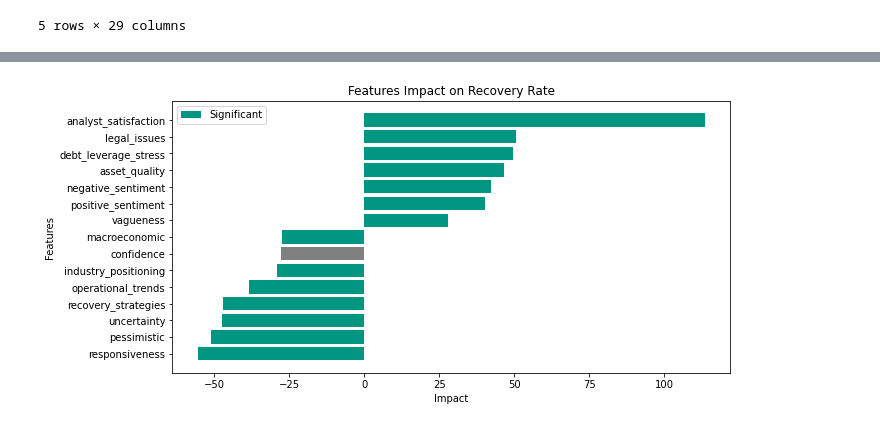
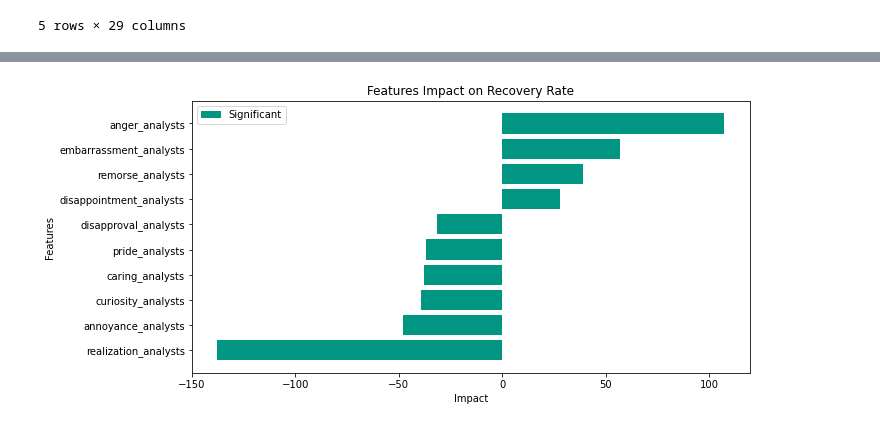
Before and after one commit to constantin1101/LLM_CreditorRRPrediction, a Jupyter notebook: dealer_analysis.ipynb, the cells around one changed output, grey strips where cells are left out. Saved outputs shown, nothing was run; the diff lists cells and outputs as text; code cells hidden in the pictures.

```diff
--- a/dealer_analysis.ipynb
+++ b/dealer_analysis.ipynb
@@ -48,7 +48,7 @@ See the caveats in the documentation: https://pandas.pydata.org/pandas-docs/stab
 | 4 | 00126VAB6 | 0.0 | 4453917d43ee60954c145536e3ea07bc1... | LargeInstitutional | 2.0 | 1000000.0 | 100.0 | ... |
 5 rows × 29 columns
 # %%
-llm_analysis = pd.read_csv('transcripts/LLM_outputs_presentation.csv')
+presentation_analysis = pd.read_csv('transcripts/LLM_outputs_presentation.csv')
 qna_analysis = pd.read_csv('transcripts/LLM_QnA_analysis.csv')
 
 # Add GoEmotions labels to the llm_output
@@ -56,10 +56,13 @@ emotions_presentation = pd.read_csv('goemotions/presentation_summary_final.csv',
 emotions_qna = pd.read_csv('goemotions/qna_summary_final.csv', delimiter='|')
 emotions_analysts = pd.read_csv('goemotions/analysts_summary_final.csv', delimiter='|')
 
-presentation_labels = ['negative_sentiment', 'positive_sentiment', 'uncertainty', 'optimistic', 'pessimistic', 'vagueness', 'language_accessibility',
+presentation_labels = ['negative_sentiment', 'positive_sentiment', 'uncertainty', 'optimistic', 'pessimistic', 'vagueness', 'language_accessibility_presentation',
               'liquidity_position', 'debt_leverage_stress', 'operational_trends', 'industry_positioning', 'asset_quality', 'recovery_strategies', 'legal_issues','macroeconomic']
 
-qna_labels = ['analyst_concerns', 'responsiveness', 'confidence', 'evasiveness', 'depth', 'analyst_satisfaction', 'language_accessibility']
+qna_labels = ['analyst_concerns', 'responsiveness', 'confidence', 'evasiveness', 'depth', 'analyst_satisfaction', 'language_accessibility_qna']
+
+qna_mgmt = ['responsiveness', 'confidence', 'depth', 'evasiveness', 'language_accessibility_qna']
+qna_analysts = ['analyst_concerns', 'analyst_satisfaction']
 
 emotions = [
         'admiration',
@@ -95,6 +98,9 @@ analyst_emotions = []
 for i in emotions:
     analyst_emotions.append(i + '_analysts')
 # %%
+presentation_analysis.rename(columns={'language_accessibility': 'language_accessibility_presentation'}, inplace=True)
+qna_analysis.rename(columns={'language_accessibility': 'language_accessibility_qna'}, inplace=True)
+
 qna_analysis = qna_analysis[["call_ID"] + qna_labels]
 qna_analysis.drop_duplicates(keep='first', inplace=True)
 emotions_presentation = emotions_presentation[["call_ID"] + emotions]
@@ -105,7 +111,7 @@ emotions_analysts = emotions_analysts[["call_ID"] + emotions]
 emotions_analysts.drop_duplicates(keep='first', inplace=True)
 
 # add qna_labels to the llm_output
-llm_output = pd.merge(llm_analysis, qna_analysis, on='call_ID', how='left')
+llm_output = pd.merge(presentation_analysis, qna_analysis, on='call_ID', how='left')
 llm_output = pd.merge(llm_output, emotions_presentation, on='call_ID', how='left')
 llm_output = pd.merge(llm_output, emotions_qna, on='call_ID', how='left')
 
@@ -121,10 +127,6 @@ llm_output = pd.merge(llm_output, emotions_analysts, on='call_ID', how='left')
 for emotion in emotions:
     llm_output.rename(columns={f'{emotion}_x': f'{emotion}', f'{emotion}_y': f'{emotion}_analysts'}, inplace=True)
 
-# transfrom language_accessibility_x and language_accessibility_y to language_accessibility
-llm_output['language_accessibility'] = (llm_output['language_accessibility_x'] + llm_output['language_accessibility_y']) / 2
-llm_output.drop(['language_accessibility_x', 'language_accessibility_y'], axis=1, inplace=True)
-
 llm_output.head()
 # %% [output]
 |  | RR | ActIndustryDistress1 | ActIndustryDistress2 | Senior secured | Senior unsecured | ... |
@@ -170,15 +179,23 @@ supporting_features_2 = [
 # %%
+'''SET PRIMARY DEALER'''
+PRIMARY = False
+
 # Select the supporting features, nlp_lables, and RR from final_df
 final_df = dealer_df[['dealer_RR', 'PrimaryDealer', 'transaction_chain_length']
                     #+ supporting_features_1
                     #+ supporting_features_2
-                    + presentation_labels
-                    + qna_labels
+                    #+ presentation_labels
+                    #+ qna_labels
+                    #+ qna_mgmt
+                    #+ qna_analysts
                     #+ emotions
-                    #+ analyst_emotions
+                    + analyst_emotions
                     ]
 
 # reset index
 final_df = final_df.reset_index(drop=True)
-# drop duplicates
-final_df = final_df.drop_duplicates()
+
+if PRIMARY:
+    final_df = final_df[final_df['PrimaryDealer'] == 1]
+else:
+    final_df = final_df[final_df['PrimaryDealer'] == 0]
@@ -277,28 +244,28 @@ print(vif)
 # %%
 # select significant features
 model.significance = model.pvalues[model.pvalues < 0.05].index
 
 # build a graph to show the importance of each feature
 importances = model.params[1:]
 importances = importances.sort_values()
 
 # Sort the importance values based on absolute values, not just positive or negative
-top_10_importances = importances.abs().sort_values(ascending=False).head(15)
+top_10_importances = importances.abs().sort_values(ascending=False).head(10)
 
 # reduce importances to only the top 10
 importances = importances[top_10_importances.index]
 importances = importances.sort_values()
 
 # color significant features 0/150/130 and others in grey
 colors = ['#009682' if feature in model.significance else 'grey' for feature in importances.index]
 
 plt.figure(figsize=(10, 5))
 plt.barh(importances.index, importances.values, color=colors)
 # add legend
 plt.legend(['Significant', 'Not Significant'])
 plt.xlabel('Impact')
 plt.ylabel('Features')
 plt.title('Features Impact on Recovery Rate')
 plt.show()
 # %% [output]
-[figure, old version]
+[figure, new version]
```
Also changed, not shown: parts of 13 cells of this notebook.
